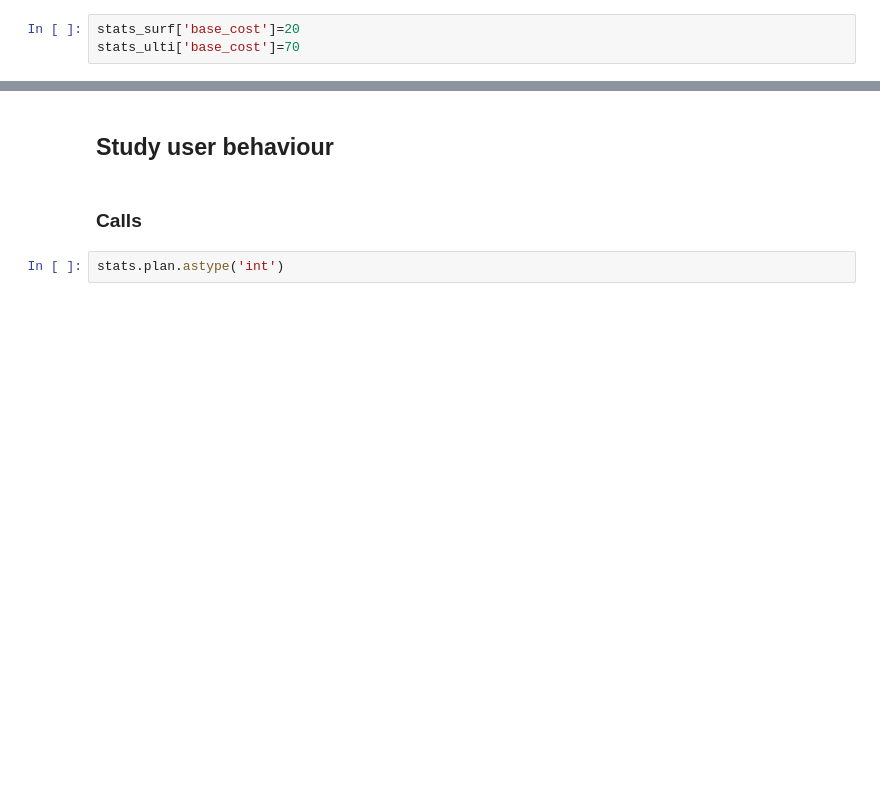
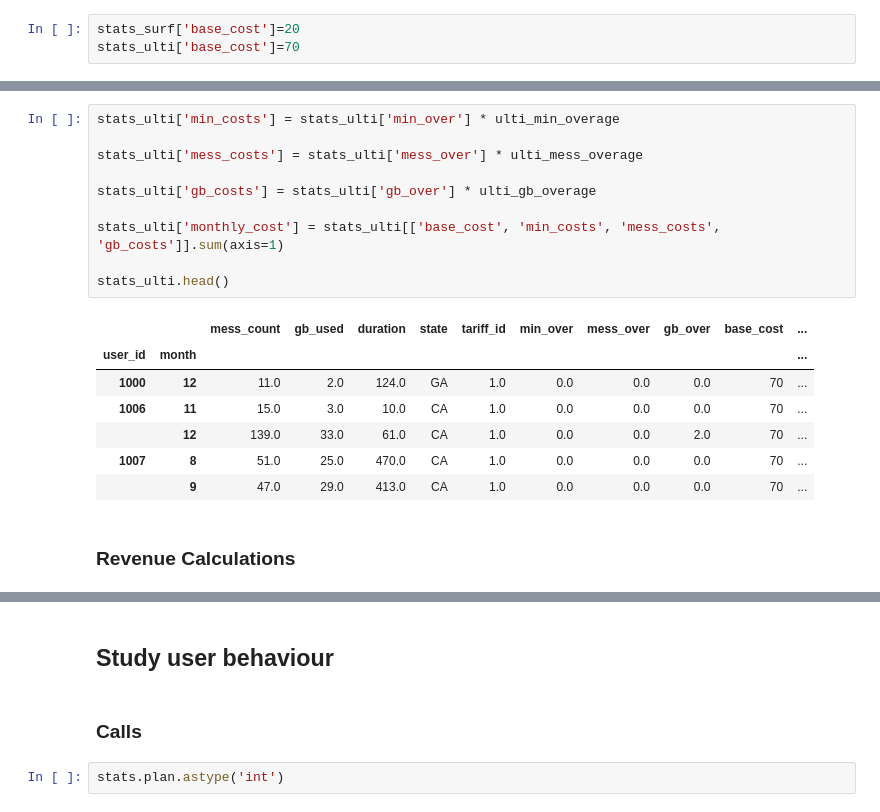
Before and after one commit to metanameEricRoss/MegaLines_Project, a Jupyter notebook: V1_MegaLines.ipynb, the cells around one changed output, grey strips where cells are left out. Saved outputs shown, nothing was run; the diff lists cells and outputs as text; blank space fills up the shorter version.

```diff
--- a/V1_MegaLines.ipynb
+++ b/V1_MegaLines.ipynb
@@ -593,0 +544,20 @@ user_month_min.head()
+# %%
+stats_ulti['min_costs'] = stats_ulti['min_over'] * ulti_min_overage
+
+stats_ulti['mess_costs'] = stats_ulti['mess_over'] * ulti_mess_overage
+
+stats_ulti['gb_costs'] = stats_ulti['gb_over'] * ulti_gb_overage
+
+stats_ulti['monthly_cost'] = stats_ulti[['base_cost', 'min_costs', 'mess_costs', 'gb_costs']].sum(axis=1)
+
+stats_ulti.head()
+# %% [output]
+|  |  | mess_count | gb_used | duration | state | tariff_id | min_over | mess_over | gb_over | base_cost | ... |
+| user_id | month |  |  |  |  |  |  |  |  |  | ... |
+| 1000 | 12 | 11.0 | 2.0 | 124.0 | GA | 1.0 | 0.0 | 0.0 | 0.0 | 70 | ... |
+| 1006 | 11 | 15.0 | 3.0 | 10.0 | CA | 1.0 | 0.0 | 0.0 | 0.0 | 70 | ... |
+|  | 12 | 139.0 | 33.0 | 61.0 | CA | 1.0 | 0.0 | 0.0 | 2.0 | 70 | ... |
+| 1007 | 8 | 51.0 | 25.0 | 470.0 | CA | 1.0 | 0.0 | 0.0 | 0.0 | 70 | ... |
+|  | 9 | 47.0 | 29.0 | 413.0 | CA | 1.0 | 0.0 | 0.0 | 0.0 | 70 | ... |
+# %% [markdown]
+### Revenue Calculations
```
Also changed, not shown: parts of 69 cells of this notebook, 3 other files.
